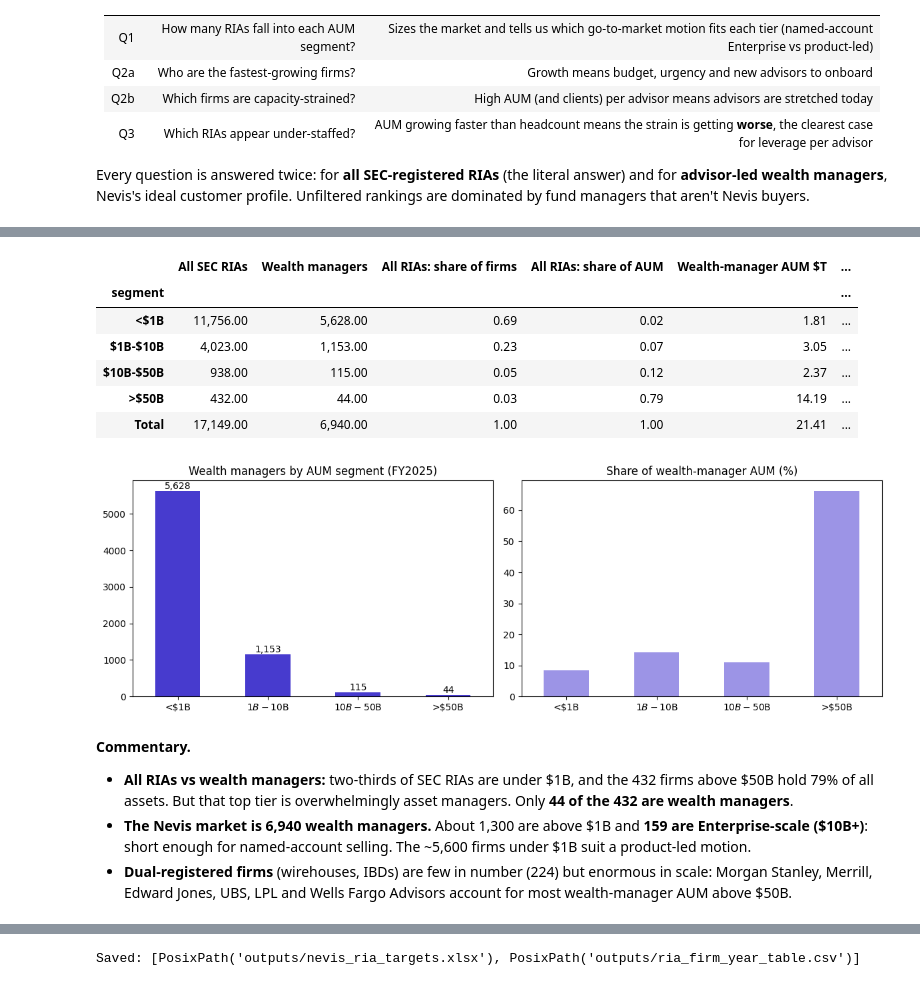
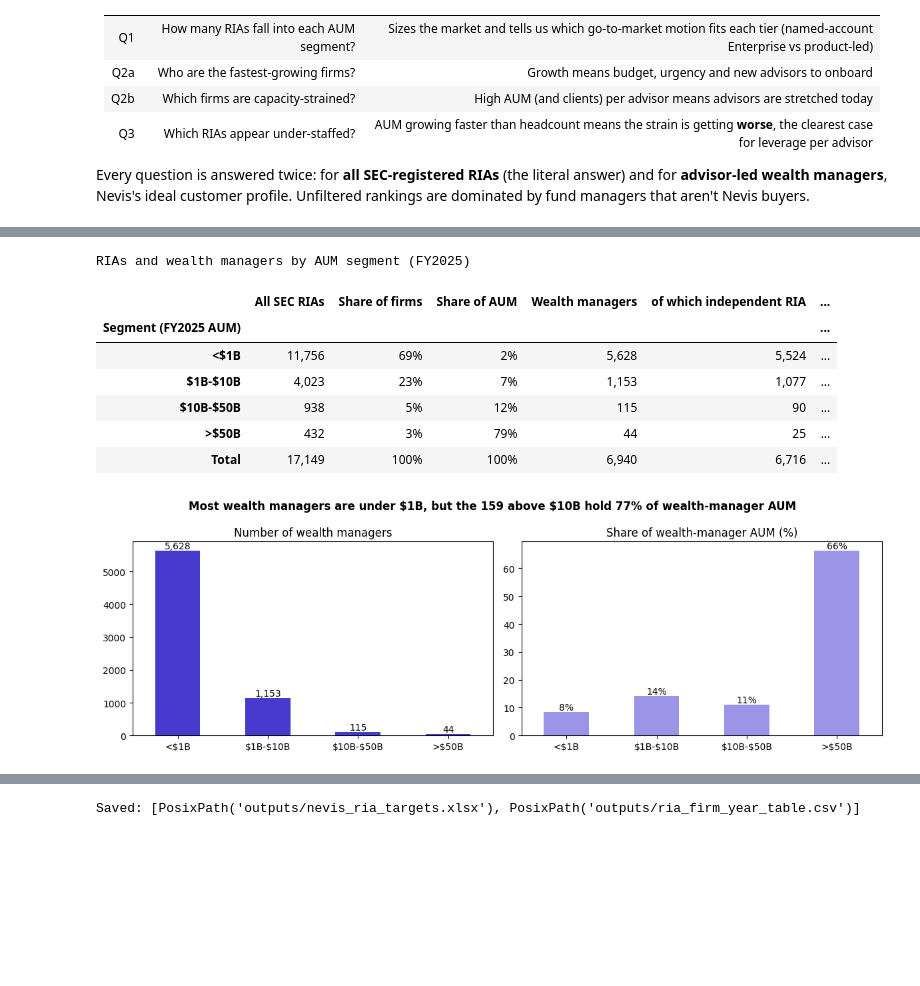
Before and after one commit to justinmcbryan/nevis-ria-analysis, a Jupyter notebook: nevis_ria_analysis.ipynb, the cells around one changed output, grey strips where cells are left out. Cells and saved outputs as stored; diff of their text form; code cells hidden in the pictures; blank space fills up the shorter version.

```diff
--- a/nevis_ria_analysis.ipynb
+++ b/nevis_ria_analysis.ipynb
@@ -315,4 +273,5 @@ The SEC roster carries **only one** of a firm's listed web addresses (68% of fir
 # %%
+#@title Step 3: fix websites
 order = ["2026-11", "2026-09", "2025-09", "2024-09", "2023-09", "2022-09", "2021-09"]
 STOP = {"llc", "inc", "lp", "llp", "ltd", "the", "and", "group", "capital", "management", "advisors", "advisers", "advisory",
         "wealth", "financial", "partners", "investment", "investments", "asset", "services", "company", "corp", "corporation", "trust"}
@@ -348,11 +307,9 @@ web = pd.DataFrame(rows, columns=["crd", "website", "website_source", "website_c
 VERIFIED = {"119290": "www.beaconpointe.com",      # Beacon Pointe Advisors
             "Pathstone": "www.pathstone.com", "Focus Partners Wealth": "www.focuspartners.com",
             "CWM, LLC": "www.carsonwealth.com", "Osaic Wealth": "www.osaic.com", "Fisher Investments": "www.fisherinvestments.com",
-            "Cetera Investment Advisers": "www.cetera.com", "NewEdge Advisors": "www.newedgewealth.com"}
+            "Cetera Investment Advisers": "www.cetera.com", "NewEdge Advisors": "www.newedgewealth.com",
+            "105674": "www.clearstead.com"}            # Clearstead (roster shows a podcast page)
 for key, site in VERIFIED.items():
     crds = [key] if key.isdigit() else names[names.str.upper().str.startswith(key.upper())].index.tolist()
     for c in crds:
         web = pd.concat([web[web.crd != c], pd.DataFrame([[c, site, "analyst-verified (web search)", "verified"]], columns=web.columns)])
-print(web.website_confidence.value_counts(normalize=True).round(3).to_dict())
-print("Beacon Pointe raw website field by snapshot:",
-      {l: std[l].loc[std[l].crd == "119290", "website_raw"].squeeze() for l in ["2023-09", "2025-09", "2026-11"]})
@@ -426,4 +342,5 @@ All metrics for Sections 2–6 are calculated in the cell below.
 # %%
+#@title Steps 5-6: analysis engine (all metrics)
 # ===================== ANALYSIS ENGINE =====================
 # Every metric used in Sections 2-6 is computed here, once. Presentation cells only display these objects.
 
@@ -534,12 +451,14 @@ def custodian_share(mask_df):
 cust_views = {"All RIAs >$50B": latest.aum >= 50e9, "Wealth managers >$50B": (latest.aum >= 50e9) & wmask,
               "Wealth managers $10B-$50B": (latest.segment == "$10B-$50B") & wmask, "Wealth managers $1B-$10B": (latest.segment == "$1B-$10B") & wmask}
 cust_tables = {k: custodian_share(m) for k, m in cust_views.items()}
+# Analyst-verified exclusions: these filings show an internal holding-company restructure, not a sale to a new owner
+# (validated against external sources), so they are not ownership-change signals.
+INTERNAL_RESTRUCTURE = {"149777": "Morgan Stanley: new controlling entity is an internal Morgan Stanley company",
+                        "250": "Edward Jones: JFC Holding / The Jones Financial Companies are the firm's own partnership structure"}
+ref["ownership"].loc[ref["ownership"].index.isin(list(INTERNAL_RESTRUCTURE)), ["new_controlling_entity_since_2020", "likely_pe_sponsor_owner"]] = False
 own = latest[wmask & (latest.aum >= 1e9)].set_index("crd")[["firm_name", "channel", "state", "aum", "advisors", "segment"]].join(ref["ownership"])
 own["ownership_change"] = own.new_controlling_entity_since_2020.fillna(False).astype(bool) | (own.successions_since_2020.fillna(0) > 0)
 own_summary = own.groupby("segment", observed=True).agg(
     wealth_managers=("firm_name", "count"), ownership_change=("ownership_change", "mean"),
     new_controlling_entity=("new_controlling_entity_since_2020", "mean"), likely_pe_sponsor=("likely_pe_sponsor_owner", "mean"),
     any_succession=("successions_since_2020", lambda x: (x > 0).mean()))
-
-print("Engine complete:", {k: len(v) for k, v in {"firms FY2025": latest, "1y window": win[1], "3y window": win[3], "5y window": win[5], "targets": targets}.items()})
-window_summary
@@ -793,32 +690,39 @@ Segments use FY2025 regulatory AUM (Item 5.F(2)(c)) from the latest annual filin
 # %%
-q1 = seg[["RIAs", "wealth_managers", "share_of_firms", "share_of_aum"]].copy()
+#@title
+q1 = seg[["RIAs", "share_of_firms", "share_of_aum", "wealth_managers"]].copy()
+q1["independent_ria"] = latest[wmask & latest.channel.eq("Independent RIA")].groupby("segment", observed=False).size()
+q1["wirehouse_bd"] = latest[wmask & latest.channel.eq("Dual-registered (broker-dealer)")].groupby("segment", observed=False).size()
 q1["wealth_manager_aum_trn"] = latest[wmask].groupby("segment", observed=False).aum.sum() / 1e12
-q1["wirehouse_bd"] = latest[wmask & latest.channel.eq("Dual-registered (broker-dealer)")].groupby("segment", observed=False).size()
-q1["independent_ria"] = q1.wealth_managers - q1.wirehouse_bd
 q1.loc["Total"] = q1.sum(numeric_only=True)
-q1.rename(columns={"RIAs": "All SEC RIAs", "wealth_managers": "Wealth managers", "share_of_firms": "All RIAs: share of firms",
-                   "share_of_aum": "All RIAs: share of AUM", "wealth_manager_aum_trn": "Wealth-manager AUM $T",
-                   "wirehouse_bd": "of which wirehouse / BD", "independent_ria": "of which independent RIA"})
+q1.index = q1.index.astype(str); q1.index.name = "Segment (FY2025 AUM)"
+q1 = q1.rename(columns={"RIAs": "All SEC RIAs", "share_of_firms": "Share of firms", "share_of_aum": "Share of AUM",
+                        "wealth_managers": "Wealth managers", "independent_ria": "of which independent RIA",
+                        "wirehouse_bd": "of which dual-registered (BD)", "wealth_manager_aum_trn": "Wealth-manager AUM ($T)"})
+styled(q1, "RIAs and wealth managers by AUM segment (FY2025)",
+       {"All SEC RIAs": "{:,.0f}", "Share of firms": "{:.0%}", "Share of AUM": "{:.0%}", "Wealth managers": "{:,.0f}",
+        "of which independent RIA": "{:,.0f}", "of which dual-registered (BD)": "{:,.0f}", "Wealth-manager AUM ($T)": "{:,.1f}"})
 # %% [output]
+RIAs and wealth managers by AUM segment (FY2025)
-|  | All SEC RIAs | Wealth managers | All RIAs: share of firms | All RIAs: share of AUM | Wealth-manager AUM $T | ... |
-| segment |  |  |  |  |  | ... |
-| <$1B | 11,756.00 | 5,628.00 | 0.69 | 0.02 | 1.81 | ... |
-| $1B-$10B | 4,023.00 | 1,153.00 | 0.23 | 0.07 | 3.05 | ... |
-| $10B-$50B | 938.00 | 115.00 | 0.05 | 0.12 | 2.37 | ... |
-| >$50B | 432.00 | 44.00 | 0.03 | 0.79 | 14.19 | ... |
-| Total | 17,149.00 | 6,940.00 | 1.00 | 1.00 | 21.41 | ... |
+|  | All SEC RIAs | Share of firms | Share of AUM | Wealth managers | of which independent RIA | ... |
+| Segment (FY2025 AUM) |  |  |  |  |  | ... |
+| <$1B | 11,756 | 69% | 2% | 5,628 | 5,524 | ... |
+| $1B-$10B | 4,023 | 23% | 7% | 1,153 | 1,077 | ... |
+| $10B-$50B | 938 | 5% | 12% | 115 | 90 | ... |
+| >$50B | 432 | 3% | 79% | 44 | 25 | ... |
+| Total | 17,149 | 100% | 100% | 6,940 | 6,716 | ... |
 # %%
+#@title
 wm_seg = latest[wmask].groupby("segment", observed=False).agg(firms=("crd", "count"), aum=("aum", lambda x: x.sum() / 1e12))
+big = wm_seg.loc[["$10B-$50B", ">$50B"]]
 fig, ax = plt.subplots(1, 2, figsize=(12, 4))
-wm_seg.firms.plot.bar(ax=ax[0], color="#473BCE"); ax[0].set_title("Wealth managers by AUM segment (FY2025)")
+wm_seg.firms.plot.bar(ax=ax[0], color="#473BCE"); ax[0].set_title("Number of wealth managers")
 for i, v in enumerate(wm_seg.firms): ax[0].text(i, v, f"{v:,}", ha="center", va="bottom")
-(wm_seg.aum / wm_seg.aum.sum() * 100).plot.bar(ax=ax[1], color="#9C94E6"); ax[1].set_title("Share of wealth-manager AUM (%)")
-for a in ax: a.set_xlabel(""); a.tick_params(axis="x", rotation=0)
+share = wm_seg.aum / wm_seg.aum.sum() * 100
+share.plot.bar(ax=ax[1], color="#9C94E6"); ax[1].set_title("Share of wealth-manager AUM (%)")
+for i, v in enumerate(share): ax[1].text(i, v, f"{v:.0f}%", ha="center", va="bottom")
+for a in ax: a.set_xlabel(""); a.tick_params(axis="x", rotation=0); a.set_xticklabels([l.replace("$", r"\$") for l in LABELS])
+fig.suptitle(f"Most wealth managers are under \\$1B, but the {int(big.firms.sum())} above \\$10B hold {big.aum.sum() / wm_seg.aum.sum():.0%} of wealth-manager AUM",
+             fontweight="bold")
 plt.tight_layout(); plt.show()
 # %% [output]
-[figure, old version]
+[figure, new version]
-# %% [markdown]
-**Commentary.**
-* **All RIAs vs wealth managers:** two-thirds of SEC RIAs are under \$1B, and the 432 firms above \$50B hold 79% of all assets. But that top tier is overwhelmingly asset managers. Only **44 of the 432 are wealth managers**.
-* **The Nevis market is 6,940 wealth managers.** About 1,300 are above \$1B and **159 are Enterprise-scale (\$10B+)**: short enough for named-account selling. The ~5,600 firms under \$1B suit a product-led motion.
-* **Dual-registered firms** (wirehouses, IBDs) are few in number (224) but enormous in scale: Morgan Stanley, Merrill, Edward Jones, UBS, LPL and Wells Fargo Advisors account for most wealth-manager AUM above \$50B.
```
Also changed, not shown: parts of 82 cells of this notebook, 4 other files.
